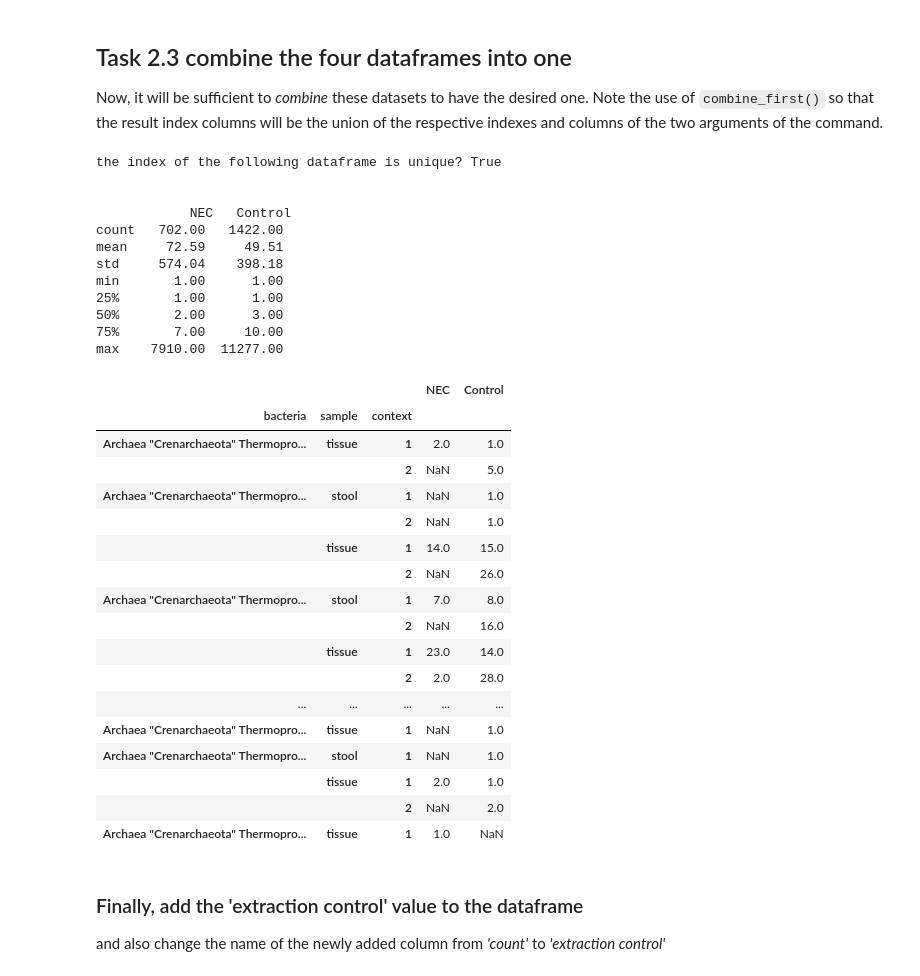
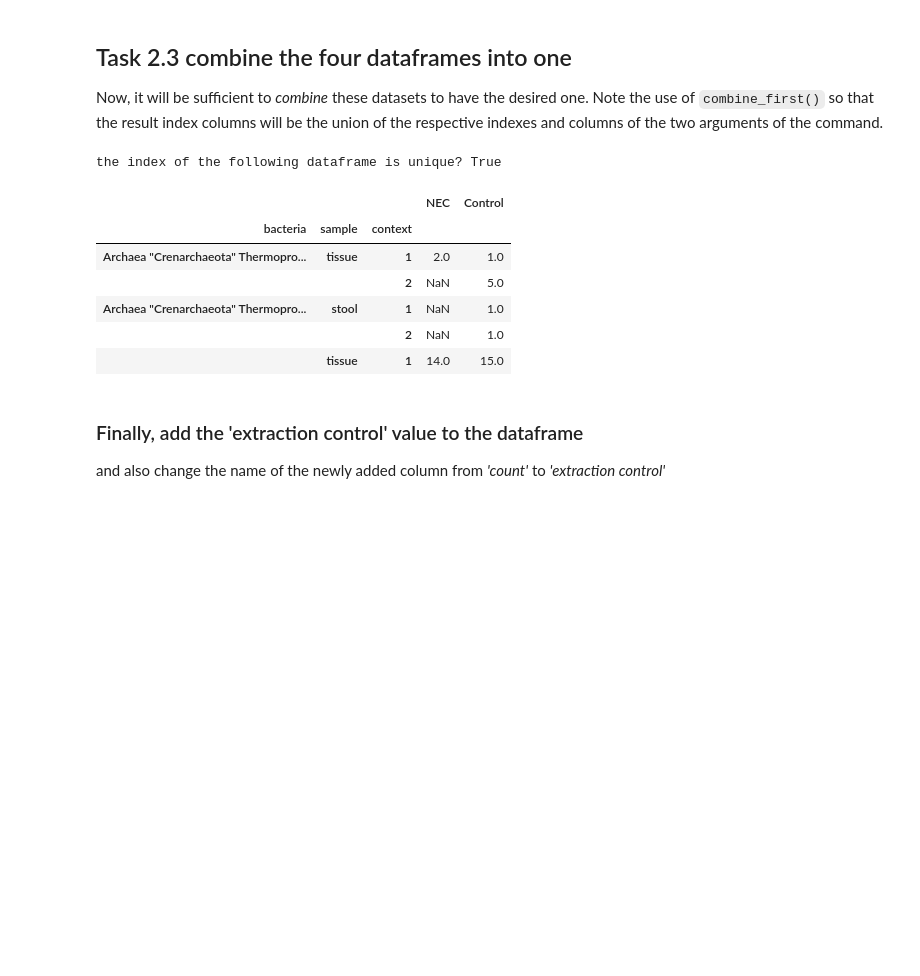
Before and after one commit to LucaZampieri/ADA_homework_LMX, a Jupyter notebook: 01_Pandas and Data Wrangling/Homework 1.ipynb, the cells around one changed output. Saved outputs shown, nothing was run; the diff lists cells and outputs as text; code cells hidden in the pictures; blank space fills up the shorter version.

```diff
--- a/01_Pandas and Data Wrangling/Homework 1.ipynb
+++ b/01_Pandas and Data Wrangling/Homework 1.ipynb
@@ -877,41 +827,19 @@ Note the use of `combine_first()` so that the result index columns will be the u
 # %%
 tissue = _4df[0].combine_first(_4df[1])
 stool = _4df[2].combine_first(_4df[3])
 tissue_and_stool = stool.combine_first(tissue)
 print('the index of the following dataframe is unique?', tissue_and_stool.index.is_unique)
-print('\n\n', tissue_and_stool.describe())
-tissue_and_stool.head(20)
+#print('\n\n', tissue_and_stool.describe())
+tissue_and_stool.head(5)
 # %% [output]
 the index of the following dataframe is unique? True
-
-
-            NEC   Control
-count   702.00   1422.00
-mean     72.59     49.51
-std     574.04    398.18
-min       1.00      1.00
-25%       1.00      1.00
-50%       2.00      3.00
-75%       7.00     10.00
-max    7910.00  11277.00
 |  |  |  | NEC | Control |
 | bacteria | sample | context |  |  |
 | Archaea "Crenarchaeota" Thermopro... | tissue | 1 | 2.0 | 1.0 |
 |  |  | 2 | NaN | 5.0 |
 | Archaea "Crenarchaeota" Thermopro... | stool | 1 | NaN | 1.0 |
 |  |  | 2 | NaN | 1.0 |
 |  | tissue | 1 | 14.0 | 15.0 |
-|  |  | 2 | NaN | 26.0 |
-| Archaea "Crenarchaeota" Thermopro... | stool | 1 | 7.0 | 8.0 |
-|  |  | 2 | NaN | 16.0 |
-|  | tissue | 1 | 23.0 | 14.0 |
-|  |  | 2 | 2.0 | 28.0 |
-| ... | ... | ... | ... | ... |
-| Archaea "Crenarchaeota" Thermopro... | tissue | 1 | NaN | 1.0 |
-| Archaea "Crenarchaeota" Thermopro... | stool | 1 | NaN | 1.0 |
-|  | tissue | 1 | 2.0 | 1.0 |
-|  |  | 2 | NaN | 2.0 |
-| Archaea "Crenarchaeota" Thermopro... | tissue | 1 | 1.0 | NaN |
 # %% [markdown]
 ### Finally, add the 'extraction control' value to the dataframe
 and also change the name of the newly added column from _'count'_ to _'extraction control'_
```
Also changed, not shown: parts of 35 cells of this notebook, 14 other files.
